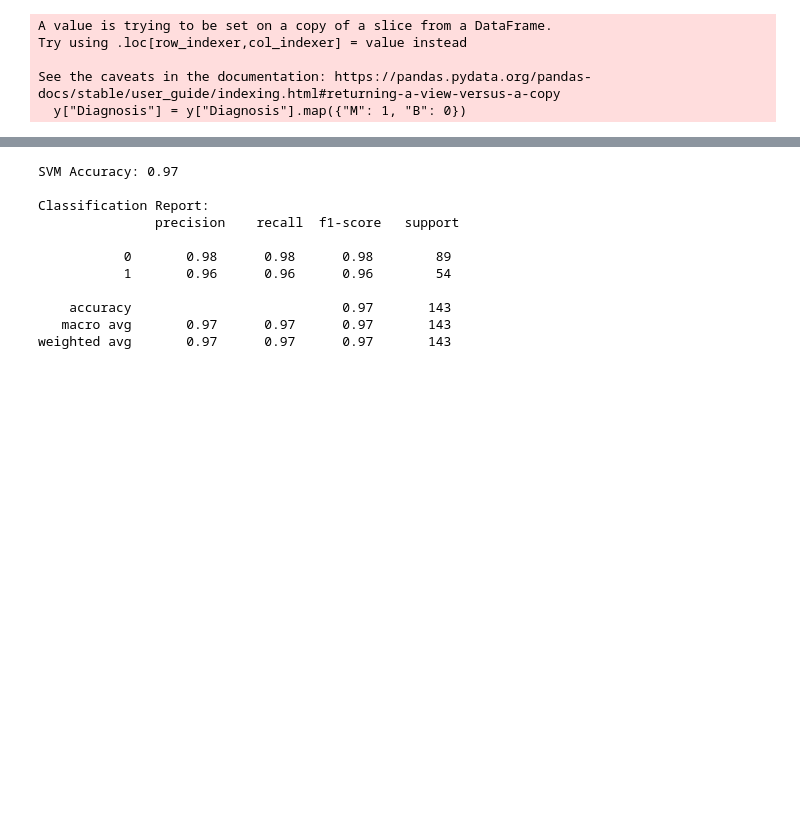
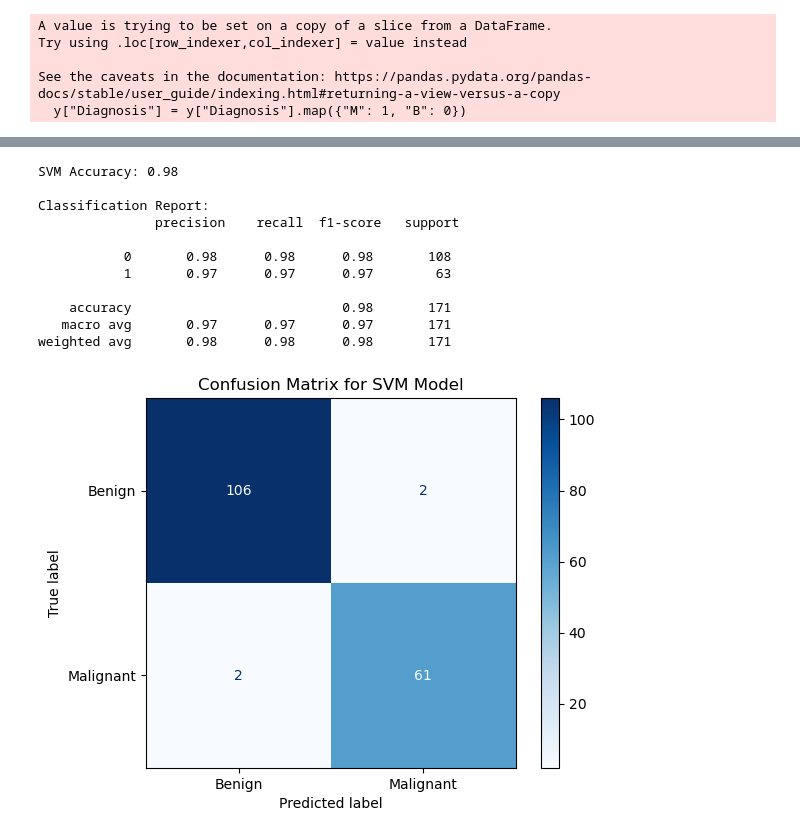
Before and after one commit to mrktrnbll/ml-breastcancer-classifier, a Jupyter notebook: model.ipynb, the cells around one changed output, grey strips where cells are left out. Drawn from its saved outputs; the diff is of its cells as text; code cells hidden in the pictures; blank space fills up the shorter version.

```diff
--- a/model.ipynb
+++ b/model.ipynb
@@ -83,34 +92,37 @@ weighted avg       0.98      0.98      0.98       143
 # %%
-# using ratios and random selection
-X_train, X_test, y_train, y_test = train_test_split(X, y, test_size=0.25, random_state=42)
+X_train, X_test, y_train, y_test = train_test_split(X, y, test_size=0.3, random_state=42)
 
-# pre-processing and scaling of inputs
 scaler = StandardScaler()
 X_train_scaled = scaler.fit_transform(X_train)
 X_test_scaled = scaler.transform(X_test)
 
-# create and train svm model
 svm_model = SVC(kernel='rbf', random_state=42)
 svm_model.fit(X_train_scaled, y_train)
 
-# predict what test data diagnosis values will be
-y_pred = svm_model.predict(X_test_scaled)
+y_pred_svm = svm_model.predict(X_test_scaled)
 
-# evaluation of model performance
-accuracy = accuracy_score(y_test, y_pred)
+accuracy = accuracy_score(y_test, y_pred_svm)
 
 print(f"SVM Accuracy: {accuracy:.2f}")
-print("\nClassification Report:\n", classification_report(y_test, y_pred))
+print("\nClassification Report:\n", classification_report(y_test, y_pred_svm))
+
+cm = confusion_matrix(y_test, y_pred_svm)
+
+disp = ConfusionMatrixDisplay(confusion_matrix=cm, display_labels=["Benign", "Malignant"])
+disp.plot(cmap="Blues", values_format='d')
+plt.title("Confusion Matrix for SVM Model")
+plt.show()
 # %% [output]
-SVM Accuracy: 0.97
+SVM Accuracy: 0.98
 
 Classification Report:
                precision    recall  f1-score   support
 
-           0       0.98      0.98      0.98        89
-           1       0.96      0.96      0.96        54
+           0       0.98      0.98      0.98       108
+           1       0.97      0.97      0.97        63
 
-    accuracy                           0.97       143
-   macro avg       0.97      0.97      0.97       143
-weighted avg       0.97      0.97      0.97       143
+    accuracy                           0.98       171
+   macro avg       0.97      0.97      0.97       171
+weighted avg       0.98      0.98      0.98       171
+[figure, added]
 # %%
```
Also changed, not shown: parts of 10 cells of this notebook, 5 other files.
